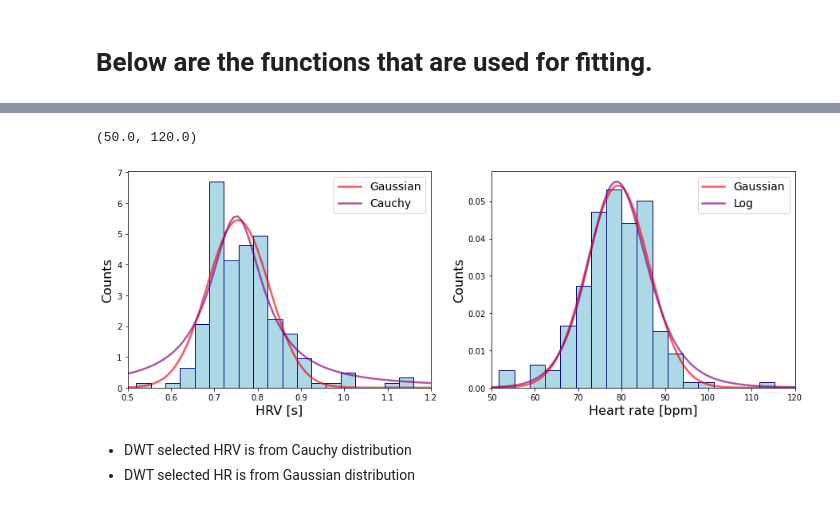
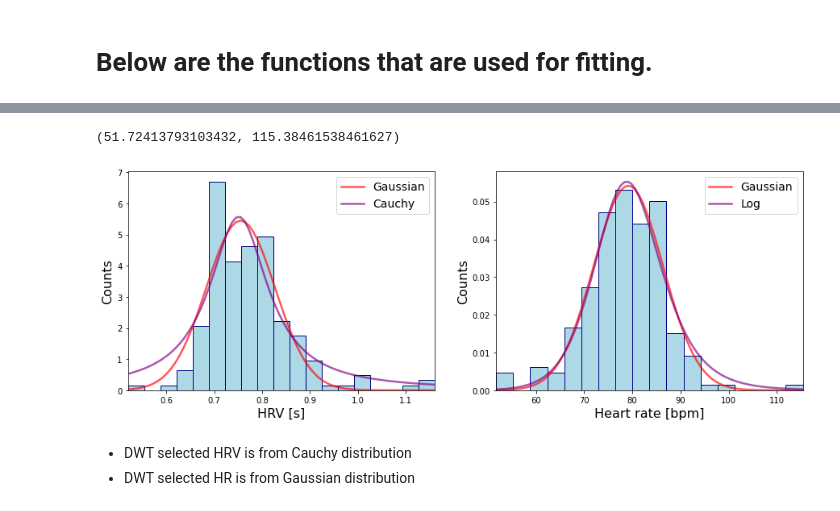
Before and after one commit to ericabrisigotti/heart_rate_estimation_LCP-A, a Jupyter notebook: Chest Sweater.ipynb, the cells around one changed output, grey strips where cells are left out. Saved outputs shown, nothing was run; the diff lists cells and outputs as text; code cells hidden in the pictures.

```diff
--- a/Chest Sweater.ipynb
+++ b/Chest Sweater.ipynb
@@ -411,23 +386,8 @@ def dwt(time, vect, level):
 # %%
-dwt_sig = dwt( time, norm_filtered , 6)
+from filterwavelets import dwt
+dwt_sig = dwt( time, norm_filtered , 6, 2, 3)
 # %% [output]
 [figure]
 # %% [markdown]
 The temporal information in output to <code>dwt</code> is then analyzed: its peaks are identified to calculate the intervals between one another.
-# %%
-def peaks(time, vect):
-    peaks, _ = signal.find_peaks(vect, width = 20)
-
-    num_peak = len(peaks)
-    t  = time.max() - time.min()
-    bps = num_peak/t
-    print('BPM is', bps*60)
-
-    plt.figure( figsize = ( 15 , 4 ) )
-    plt.plot(time,vect[:-1])
-    plt.plot(time[peaks], vect[peaks], "x")
-    plt.xlim(min(time),max(time))
-    plt.xlabel ("Time [s]", fontsize=16)
-    plt.ylabel ("Magnitude freq [Hz]", fontsize=16)
-    return (peaks)
 # %%
@@ -449,37 +410,38 @@ def Log_Logistics(x,A,a,b):
 # %%
-fig, ax = plt.subplots(ncols = 2, figsize = ( 15 , 5 ) )
+fig, ax = plt.subplots(ncols = 2, figsize = (15,5))
 
 # histogram and fit of HRV
 times = np.asarray(time)
 hrv = times[peak[1:]] - times[peak[:-1]]
-value_hrv, bins_hrv, _  = ax[0].hist(hrv,bins='auto', density = True,  stacked = True,
-                                     color ='lightblue', ec = 'navy')
-bins_mean_hrv=(bins_hrv[:-1]+bins_hrv[1:])/2
-xspace_hrv = np.linspace(0.4,1.3,100)
+value_hrv, bins_hrv, _  = ax[0].hist(hrv, bins = 'auto', density = True, stacked = True,
+                                     color = 'lightblue', ec = 'navy')
+bins_mean_hrv=(bins_hrv[:-1] + bins_hrv[1:])/2
+xspace_hrv = np.linspace(0.4, 1.3, 100)
 
-opt_gauss_hrv, cov_gauss_hrv = curve_fit(Gauss, xdata=bins_mean_hrv, ydata=value_hrv, p0=[16, 0.85, 0.1])
+opt_gauss_hrv, cov_gauss_hrv = curve_fit(Gauss, xdata = bins_mean_hrv, ydata = value_hrv, p0 = [16, 0.85, 0.1])
 print('Gaussian', opt_gauss_hrv, np.sqrt(np.diag(cov_gauss_hrv)))
-opt_cauchy, cov_cauchy = curve_fit(Cauchy, xdata=bins_mean_hrv, ydata=value_hrv, p0=[16, 0.85, 0.1])
+opt_cauchy, cov_cauchy = curve_fit(Cauchy, xdata = bins_mean_hrv, ydata = value_hrv, p0 = [16, 0.85, 0.1])
 print('Cauchy', opt_cauchy, np.sqrt(np.diag(cov_cauchy)))
 
 ax[0].plot(xspace_hrv, Gauss(xspace_hrv, *opt_gauss_hrv), color='red', linewidth=2.5, label='Gaussian', alpha=0.65)
 ax[0].plot(xspace_hrv, Cauchy(xspace_hrv, *opt_cauchy), color='purple', linewidth=2.5, label='Cauchy', alpha=0.65)
-ax[0].set_xlabel('HRV [s]' , fontsize = 16)
-ax[0].set_ylabel('Counts' , fontsize = 16)
-ax[0].legend( fontsize = 14 )
-ax[0].set_xlim(0.5, 1.2)
+ax[0].set_xlabel('HRV [s]', fontsize = 16)
+ax[0].set_ylabel('Counts', fontsize = 16)
+ax[0].legend (fontsize = 14 )
+ax[0].set_xlim(bins_hrv[0], bins_hrv[-1])
 
 
 # histogram and fit of BPM
 ffreq = 1/hrv
 value_heart, bins_heart, _ = ax[1].hist(ffreq*60,bins='auto', density = True, stacked = True,
                                         color ='lightblue', ec = 'navy')
-bins_mean_heart=(bins_heart[:-1]+bins_heart[1:])/2
-xspace_heart = np.linspace(45,120,100)
+bins_mean_heart = (bins_heart[:-1] + bins_heart[1:])/2
+xspace_heart = np.linspace(45, 120, 100)
 
 opt_gauss_heart, cov_gauss_heart = curve_fit(Gauss, xdata=bins_mean_heart, ydata=value_heart, p0=[0.07, 70, 5])
 print('Gaussian', opt_gauss_heart, np.sqrt(np.diag(cov_gauss_heart)))
-opt_log, cov_log = curve_fit(Log_Logistics, xdata=bins_mean_heart, ydata=value_heart, p0=[1, 70, 20])
+opt_log, cov_log = curve_fit(Log_Logistics, xdata = bins_mean_heart, ydata = value_heart,
+                             p0 = [1, 70, 20])
 print('Log', opt_log,np.sqrt(np.diag(cov_log)))
 
 ax[1].plot(xspace_heart, Gauss(xspace_heart, *opt_gauss_heart), color='red', linewidth=2.5, label='Gaussian', alpha=0.65)
@@ -487,5 +449,5 @@ ax[1].plot(xspace_heart, Log_Logistics(xspace_heart, *opt_log), color='purple',
 ax[1].set_xlabel('Heart rate [bpm]' , fontsize = 16)
 ax[1].set_ylabel('Counts' , fontsize = 16)
 ax[1].legend( fontsize = 14 )
-ax[1].set_xlim(50, 120)
+ax[1].set_xlim(bins_heart[0], bins_heart[-1])
 # %% [output]
@@ -496,5 +458,5 @@ Log [ 1.01355664 79.37636733 17.27908321] [0.06305097 0.50407824 1.3215518 ]
-(50.0, 120.0)
+(51.72413793103432, 115.38461538461627)
-[figure, old version]
+[figure, new version]
 # %% [markdown]
 - DWT selected HRV is from Cauchy distribution
 - DWT selected HR is from Gaussian distribution
```
Also changed, not shown: parts of 37 cells of this notebook.
